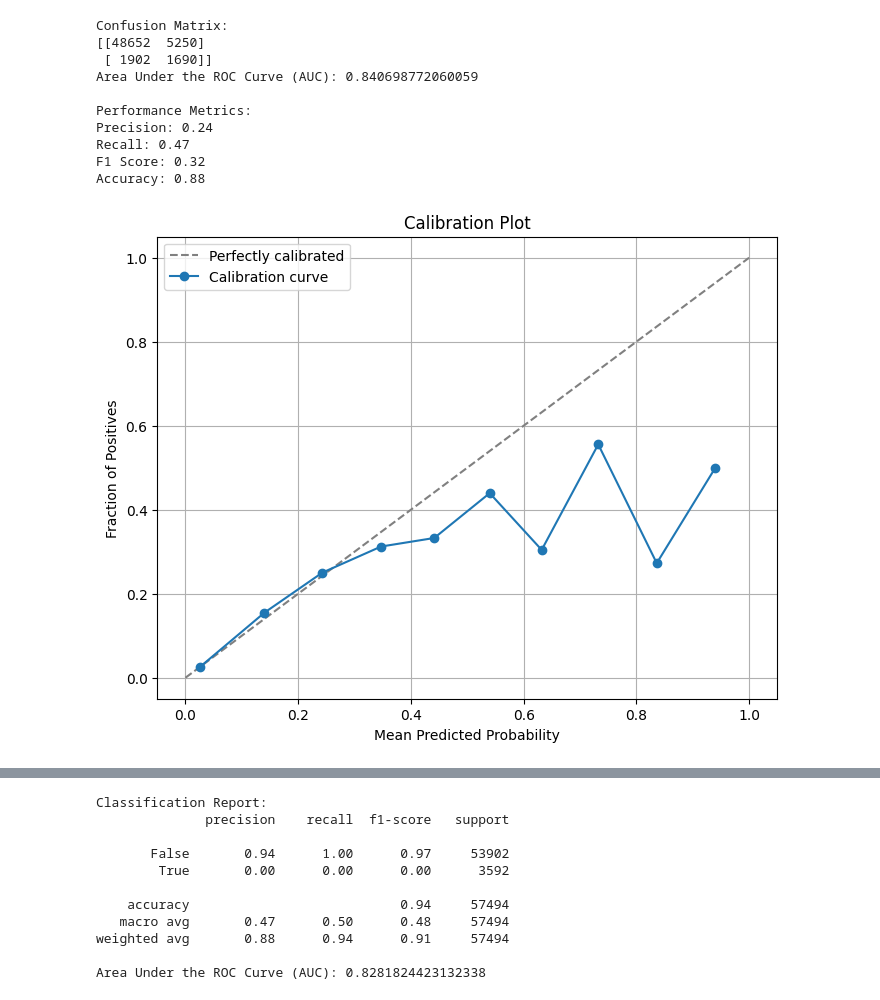
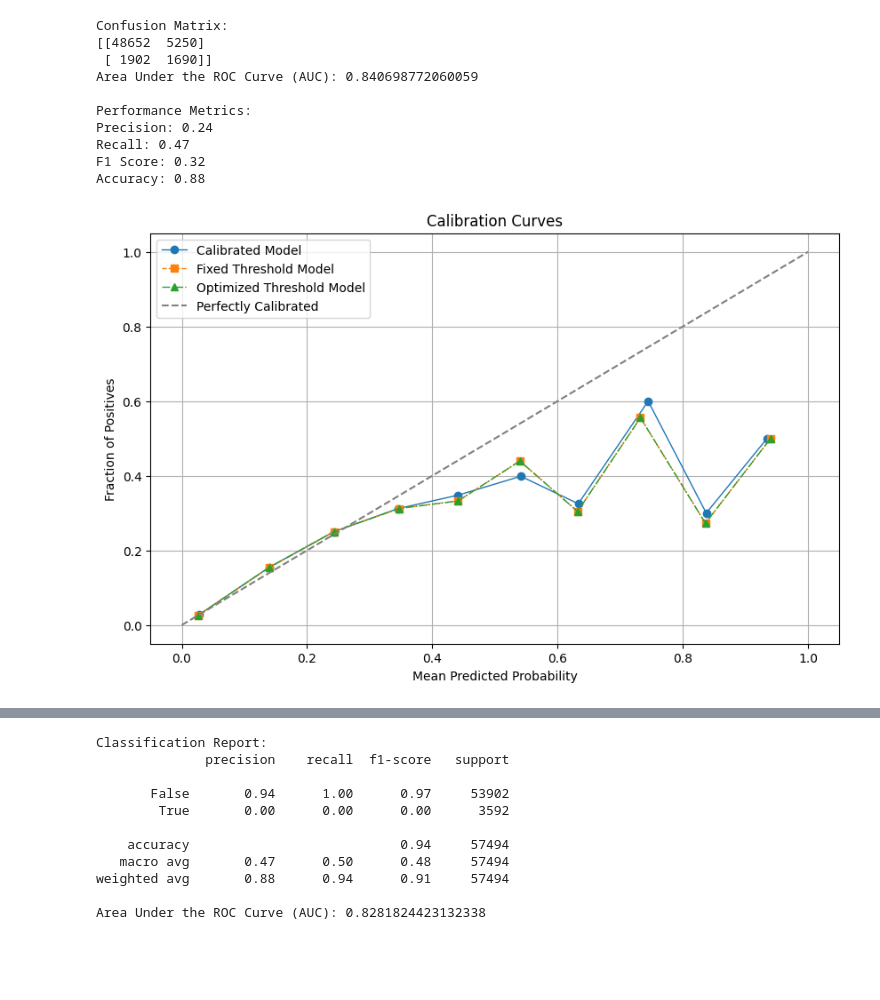
Before and after one commit to JoelManYunLee/Raptors_3_point_predictor, a Jupyter notebook: models.ipynb, the cells around one changed output, grey strips where cells are left out. Drawn from its saved outputs; the diff is of its cells as text; code cells hidden in the pictures; blank space fills up the shorter version.

Commit message:
adding graphs

```diff
--- a/models.ipynb
+++ b/models.ipynb
@@ -627,27 +619,27 @@ Precision: 0.24
 Recall: 0.47
 F1 Score: 0.32
 Accuracy: 0.88
-# %%
-def plot_calibration_curve(y_true, y_pred_proba, n_bins=10):
-    plt.figure(figsize=(8, 6))
-
-    # Plot the perfect calibration curve
-    plt.plot([0, 1], [0, 1], linestyle='--', color='gray', label='Perfectly calibrated')
-
-    # Calculate calibration curve
-    true_prob, pred_prob = calibration_curve(y_true, y_pred_proba, n_bins=n_bins)
-
-    # Plot calibration curve
-    plt.plot(pred_prob, true_prob, marker='o', linestyle='-', label='Calibration curve')
-
-    plt.xlabel('Mean Predicted Probability')
-    plt.ylabel('Fraction of Positives')
-    plt.title('Calibration Plot')
-    plt.legend()
-    plt.grid(True)
-    plt.show()
-
-# Plot calibration curve
-plot_calibration_curve(y, y_pred_proba)
-# %% [output]
-[figure, removed]
+# %%
+# Compute calibration curve for the first model
+prob_true_calibrated, prob_pred_calibrated = calibration_curve(y, y_pred_proba_calibrated[:, 1], n_bins=10)
+
+# Compute calibration curve for the second model with fixed threshold
+prob_true_fixed, prob_pred_fixed = calibration_curve(y, y_pred_proba, n_bins=10)
+
+# Compute calibration curve for the third model with optimized threshold
+prob_true_optimal, prob_pred_optimal = calibration_curve(y, y_pred_proba, n_bins=10)
+
+# Plot calibration curves
+plt.figure(figsize=(10, 6))
+plt.plot(prob_pred_calibrated, prob_true_calibrated, marker='o', linewidth=1, label='Calibrated Model')
+plt.plot(prob_pred_fixed, prob_true_fixed, marker='s', linestyle='--', linewidth=1, label='Fixed Threshold Model')
+plt.plot(prob_pred_optimal, prob_true_optimal, marker='^', linestyle='-.', linewidth=1, label='Optimized Threshold Model')
+plt.plot([0, 1], [0, 1], linestyle='--', color='gray', label='Perfectly Calibrated')
+plt.xlabel('Mean Predicted Probability')
+plt.ylabel('Fraction of Positives')
+plt.title('Calibration Curves')
+plt.legend()
+plt.grid(True)
+plt.show()
+# %% [output]
+[figure, added]
```
Also changed, not shown: parts of 10 cells of this notebook, 1 other file.
